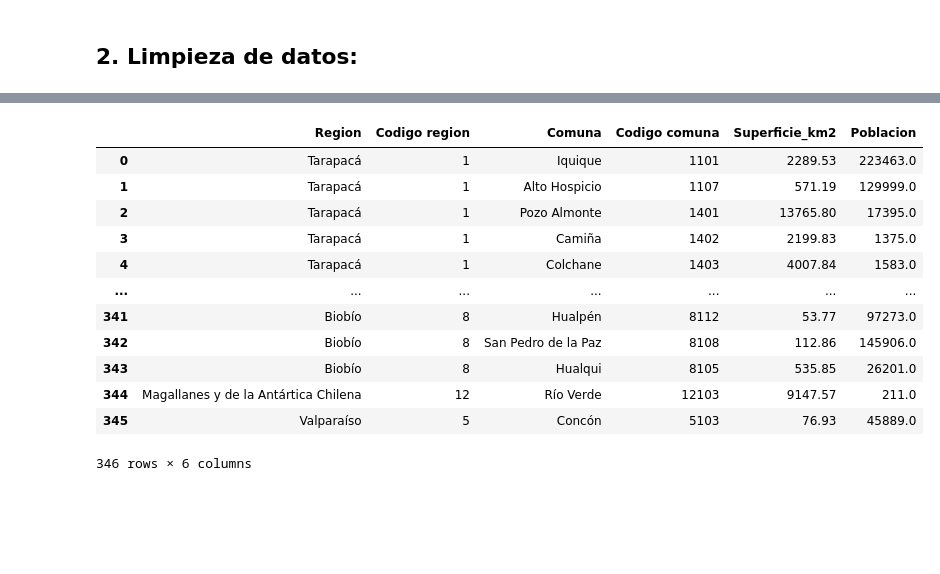
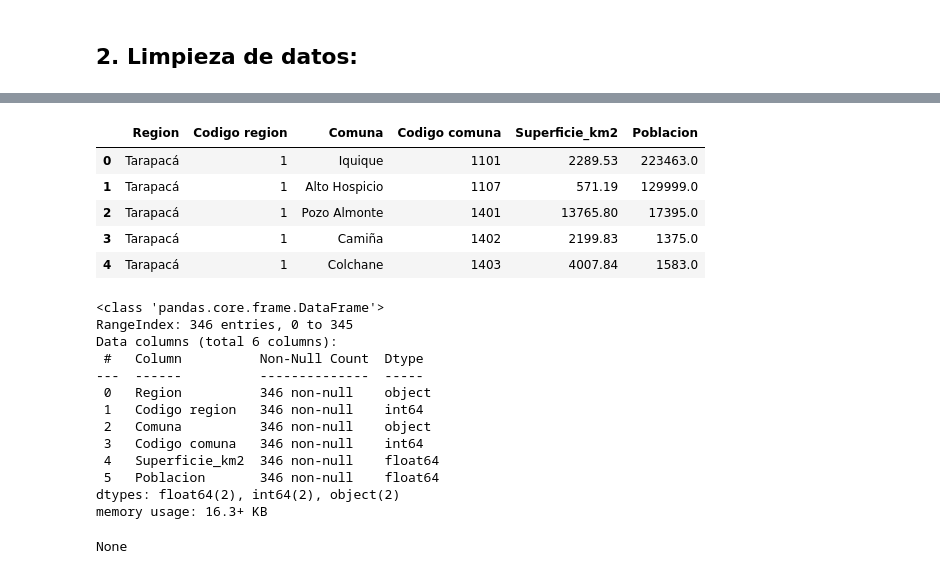
Before and after one commit to 08benja08p/Grupo-8-CDD, a Jupyter notebook: Proyecto/Proyecto_CDD.ipynb, the cells around one changed output, grey strips where cells are left out. Drawn from its saved outputs; the diff is of its cells as text; code cells hidden in the pictures; blank space fills up the shorter version.

```diff
--- a/Proyecto/Proyecto_CDD.ipynb
+++ b/Proyecto/Proyecto_CDD.ipynb
@@ -186,16 +308,25 @@ data_educacion.groupby(by=["Comuna"]).mean()
 # %%
-data_comunas
+#Conjunto de datos IV: Información sobre población y superficie comunal.
+display(data_comunas.head())
+display(data_comunas.info())
 # %% [output]
 |  | Region | Codigo region | Comuna | Codigo comuna | Superficie_km2 | Poblacion |
 | 0 | Tarapacá | 1 | Iquique | 1101 | 2289.53 | 223463.0 |
 | 1 | Tarapacá | 1 | Alto Hospicio | 1107 | 571.19 | 129999.0 |
 | 2 | Tarapacá | 1 | Pozo Almonte | 1401 | 13765.80 | 17395.0 |
 | 3 | Tarapacá | 1 | Camiña | 1402 | 2199.83 | 1375.0 |
 | 4 | Tarapacá | 1 | Colchane | 1403 | 4007.84 | 1583.0 |
-| ... | ... | ... | ... | ... | ... | ... |
-| 341 | Biobío | 8 | Hualpén | 8112 | 53.77 | 97273.0 |
-| 342 | Biobío | 8 | San Pedro de la Paz | 8108 | 112.86 | 145906.0 |
-| 343 | Biobío | 8 | Hualqui | 8105 | 535.85 | 26201.0 |
-| 344 | Magallanes y de la Antártica Chilena | 12 | Río Verde | 12103 | 9147.57 | 211.0 |
-| 345 | Valparaíso | 5 | Concón | 5103 | 76.93 | 45889.0 |
-346 rows × 6 columns
+<class 'pandas.core.frame.DataFrame'>
+RangeIndex: 346 entries, 0 to 345
+Data columns (total 6 columns):
+ #   Column          Non-Null Count  Dtype
+---  ------          --------------  -----
+ 0   Region          346 non-null    object
+ 1   Codigo region   346 non-null    int64
+ 2   Comuna          346 non-null    object
+ 3   Codigo comuna   346 non-null    int64
+ 4   Superficie_km2  346 non-null    float64
+ 5   Poblacion       346 non-null    float64
+dtypes: float64(2), int64(2), object(2)
+memory usage: 16.3+ KB
+None
```
Also changed, not shown: parts of 32 cells of this notebook.
